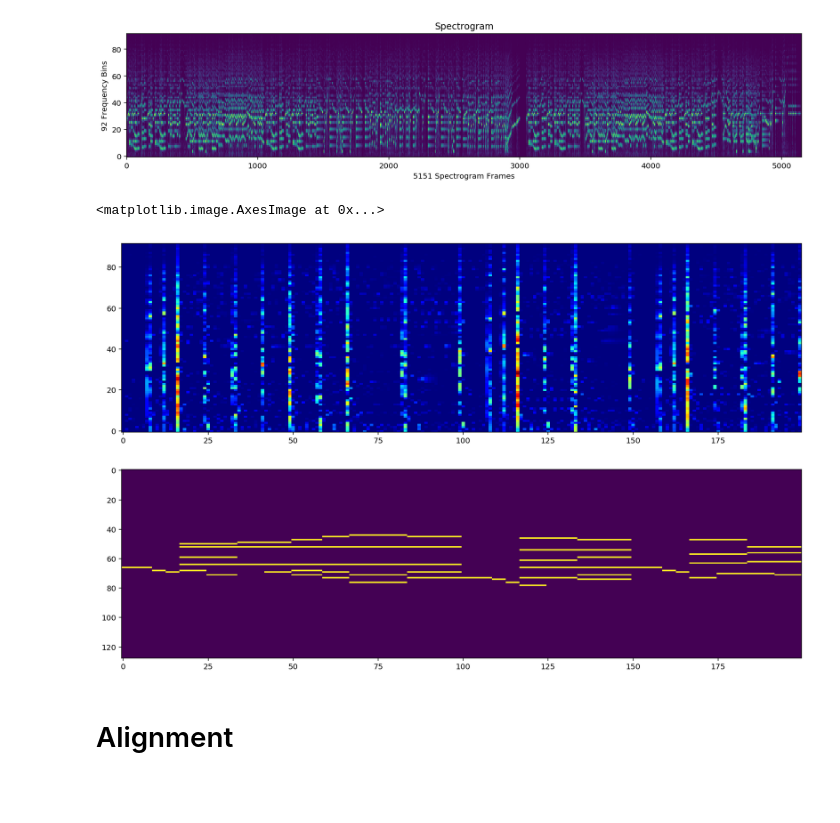
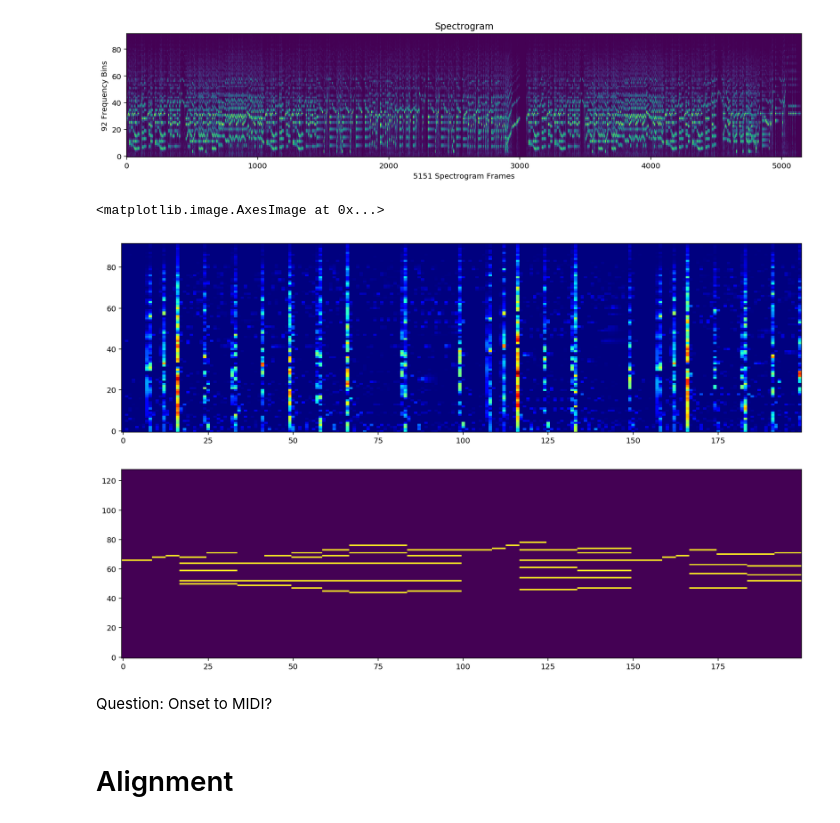
Before and after one commit to mjenrungrot/salience_sheet_following, a Jupyter notebook: InitialAttempt.ipynb, the cells around one changed output. Drawn from its saved outputs; the diff is of its cells as text; code cells hidden in the pictures; blank space fills up the shorter version.

```diff
--- a/InitialAttempt.ipynb
+++ b/InitialAttempt.ipynb
@@ -180,15 +180,17 @@ def ReLU(x):
 # %%
 output = np.zeros_like(spectrogram)
 log_spec = np.log(1 + 10 * np.abs(spectrogram))
 output[:,1:] = ReLU(log_spec[:,1:] - log_spec[:,:-1])
 plt.figure("Spectrogram", figsize=(16, 10))
 plt.subplot(2,1,1)
-plt.imshow(output[:,:200], cmap="jet", aspect="auto", origin="lower")
+plt.imshow(output[:,:200] , cmap="jet", aspect="auto", origin="lower")
 plt.subplot(2,1,2)
-plt.imshow(midi[:,:200], aspect='auto')
+plt.imshow(midi[:,:200], aspect='auto', origin='lower')
 # %% [output]
 <matplotlib.image.AxesImage at 0x...>
-[figure, old version]
+[figure, new version]
+# %% [markdown]
+Question: Onset to MIDI?
 # %% [markdown]
 # Alignment
 # %%
```
Also changed, not shown: parts of 1 cell of this notebook.
